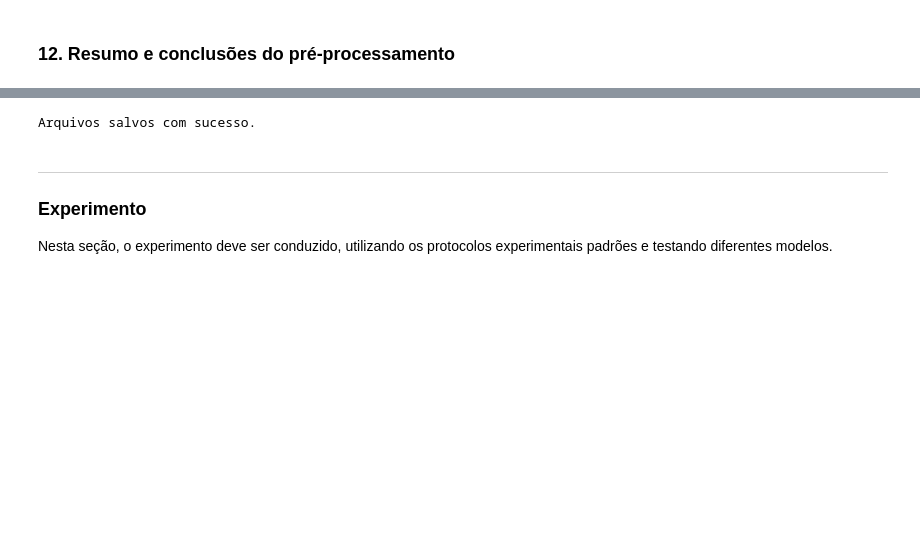
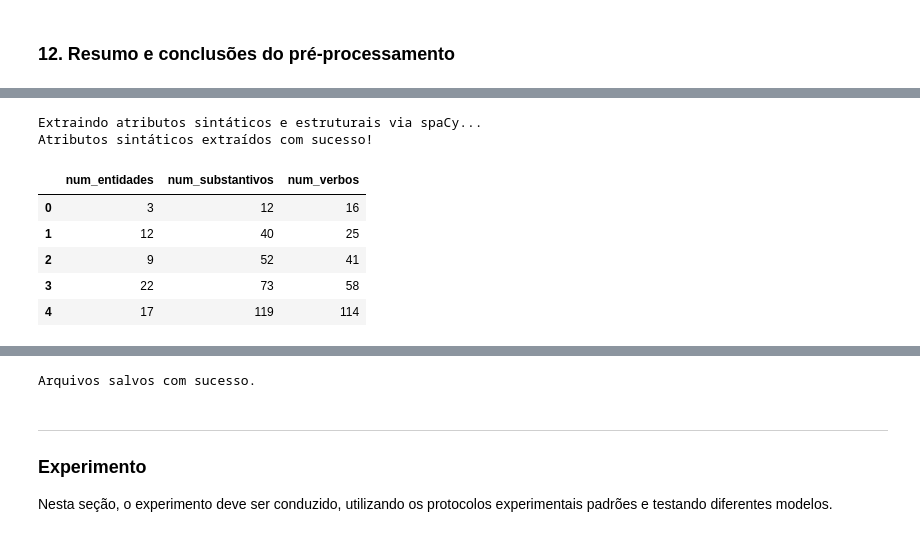
Before and after one commit to GBraga29/ProjetoPLN, a Jupyter notebook: implementacao/main.ipynb, the cells around one changed output, grey strips where cells are left out. Drawn from its saved outputs; the diff is of its cells as text; code cells hidden in the pictures; blank space fills up the shorter version.

Commit message:
ajustes finais preprocessamento

```diff
--- a/implementacao/main.ipynb
+++ b/implementacao/main.ipynb
@@ -618,0 +710,18 @@ pp.exibir_resumo(train_valid, df_comp)
+# %%
+print("Extraindo atributos sintáticos e estruturais via spaCy...")
+
+# pp já foi importado no início da seção: from scripts import preprocessamento as pp
+train_basico['num_entidades'], train_basico['num_substantivos'], train_basico['num_verbos'] = zip(*train_basico['Body'].map(pp.extrair_atributos_pln))
+test_basico['num_entidades'], test_basico['num_substantivos'], test_basico['num_verbos'] = zip(*test_basico['Body'].map(pp.extrair_atributos_pln))
+
+print("Atributos sintáticos extraídos com sucesso!")
+train_basico[['num_entidades', 'num_substantivos', 'num_verbos']].head()
+# %% [output]
+Extraindo atributos sintáticos e estruturais via spaCy...
+Atributos sintáticos extraídos com sucesso!
+|  | num_entidades | num_substantivos | num_verbos |
+| 0 | 3 | 12 | 16 |
+| 1 | 12 | 40 | 25 |
+| 2 | 9 | 52 | 41 |
+| 3 | 22 | 73 | 58 |
+| 4 | 17 | 119 | 114 |
```
Also changed, not shown: parts of 22 cells of this notebook, 13 other files.
